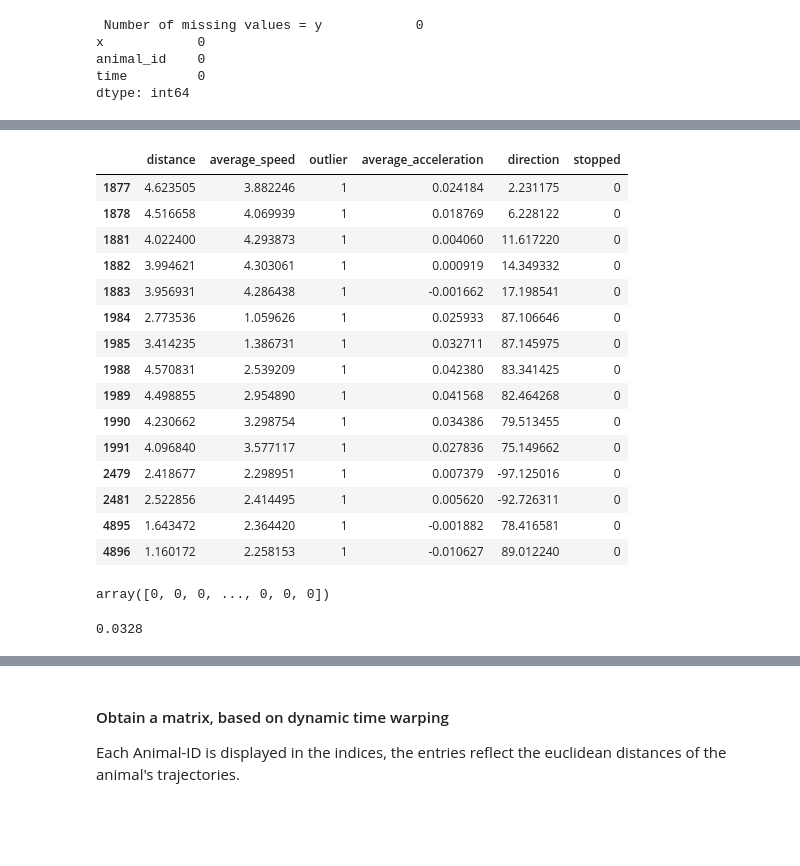
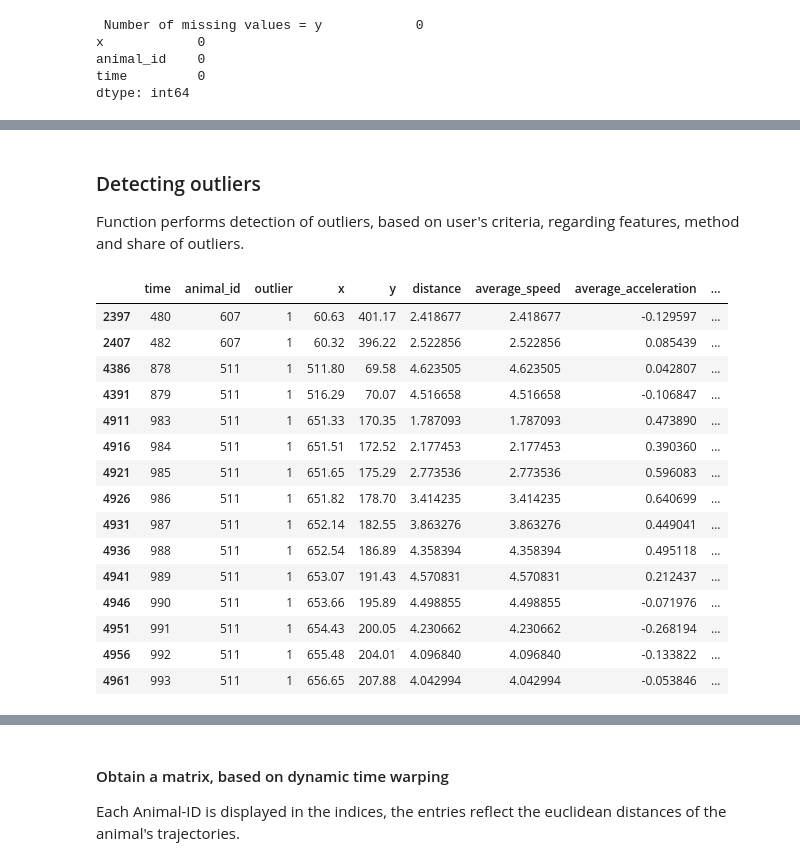
Before and after one commit to dbvis-ukon/movekit, a Jupyter notebook: examples/clustering examples.ipynb, the cells around one changed output, grey strips where cells are left out. Drawn from its saved outputs; the diff is of its cells as text; code cells hidden in the pictures; blank space fills up the shorter version.

Commit message:
tested new functions, completed second ipynb

```diff
--- a/examples/clustering examples.ipynb
+++ b/examples/clustering examples.ipynb
@@ -16,10 +17,10 @@ import src.movekit.clustering as cl
 ### Read in CSV file and preprocess
 # %%
 # Enter path to CSV file
-path = "./datasets/fish-5.csv"
+path = "./examples/datasets/fish-5.csv"
 # %%
 # Read in CSV file and preprocess
-data = mkit.read_data(path)
+data = imp.read_data(path)
 preprocessed_data = mkit.preprocess(data)
 # %% [output]
  Number of missing values = y            0
@@ -30,2 +41,2 @@ dtype: int64
 # %%
-feats = mkit.extract_features(preprocessed_data)
+feats = fe.extract_features(preprocessed_data, fps = 1)
@@ -85,27 +43,25 @@ outlier_detection(X)
-# %%
-scores[scores["outlier"]==1]
-# %% [output]
-|  | distance | average_speed | outlier | average_acceleration | direction | stopped |
-| 1877 | 4.623505 | 3.882246 | 1 | 0.024184 | 2.231175 | 0 |
-| 1878 | 4.516658 | 4.069939 | 1 | 0.018769 | 6.228122 | 0 |
-| 1881 | 4.022400 | 4.293873 | 1 | 0.004060 | 11.617220 | 0 |
-| 1882 | 3.994621 | 4.303061 | 1 | 0.000919 | 14.349332 | 0 |
-| 1883 | 3.956931 | 4.286438 | 1 | -0.001662 | 17.198541 | 0 |
-| 1984 | 2.773536 | 1.059626 | 1 | 0.025933 | 87.106646 | 0 |
-| 1985 | 3.414235 | 1.386731 | 1 | 0.032711 | 87.145975 | 0 |
-| 1988 | 4.570831 | 2.539209 | 1 | 0.042380 | 83.341425 | 0 |
-| 1989 | 4.498855 | 2.954890 | 1 | 0.041568 | 82.464268 | 0 |
-| 1990 | 4.230662 | 3.298754 | 1 | 0.034386 | 79.513455 | 0 |
-| 1991 | 4.096840 | 3.577117 | 1 | 0.027836 | 75.149662 | 0 |
-| 2479 | 2.418677 | 2.298951 | 1 | 0.007379 | -97.125016 | 0 |
-| 2481 | 2.522856 | 2.414495 | 1 | 0.005620 | -92.726311 | 0 |
-| 4895 | 1.643472 | 2.364420 | 1 | -0.001882 | 78.416581 | 0 |
-| 4896 | 1.160172 | 2.258153 | 1 | -0.010627 | 89.012240 | 0 |
-# %%
-scores
-# %% [output]
-array([0, 0, 0, ..., 0, 0, 0])
-# %%
-np.count_nonzero(scores_pred == 1)/len(scores_pred)
-# %% [output]
-0.0328
+# %% [markdown]
+### Detecting outliers
+Function performs detection of outliers, based on user's criteria, regarding features, method and share of outliers.
+# %%
+outs = fe.outlier_detection(feats)
+
+# printing all rows where outliers are present
+outs[outs.loc[:,"outlier"] == 1]
+# %% [output]
+|  | time | animal_id | outlier | x | y | distance | average_speed | average_acceleration | ... |
+| 2397 | 480 | 607 | 1 | 60.63 | 401.17 | 2.418677 | 2.418677 | -0.129597 | ... |
+| 2407 | 482 | 607 | 1 | 60.32 | 396.22 | 2.522856 | 2.522856 | 0.085439 | ... |
+| 4386 | 878 | 511 | 1 | 511.80 | 69.58 | 4.623505 | 4.623505 | 0.042807 | ... |
+| 4391 | 879 | 511 | 1 | 516.29 | 70.07 | 4.516658 | 4.516658 | -0.106847 | ... |
+| 4911 | 983 | 511 | 1 | 651.33 | 170.35 | 1.787093 | 1.787093 | 0.473890 | ... |
+| 4916 | 984 | 511 | 1 | 651.51 | 172.52 | 2.177453 | 2.177453 | 0.390360 | ... |
+| 4921 | 985 | 511 | 1 | 651.65 | 175.29 | 2.773536 | 2.773536 | 0.596083 | ... |
+| 4926 | 986 | 511 | 1 | 651.82 | 178.70 | 3.414235 | 3.414235 | 0.640699 | ... |
+| 4931 | 987 | 511 | 1 | 652.14 | 182.55 | 3.863276 | 3.863276 | 0.449041 | ... |
+| 4936 | 988 | 511 | 1 | 652.54 | 186.89 | 4.358394 | 4.358394 | 0.495118 | ... |
+| 4941 | 989 | 511 | 1 | 653.07 | 191.43 | 4.570831 | 4.570831 | 0.212437 | ... |
+| 4946 | 990 | 511 | 1 | 653.66 | 195.89 | 4.498855 | 4.498855 | -0.071976 | ... |
+| 4951 | 991 | 511 | 1 | 654.43 | 200.05 | 4.230662 | 4.230662 | -0.268194 | ... |
+| 4956 | 992 | 511 | 1 | 655.48 | 204.01 | 4.096840 | 4.096840 | -0.133822 | ... |
+| 4961 | 993 | 511 | 1 | 656.65 | 207.88 | 4.042994 | 4.042994 | -0.053846 | ... |
```
Also changed, not shown: parts of 8 cells of this notebook, 8 other files.
